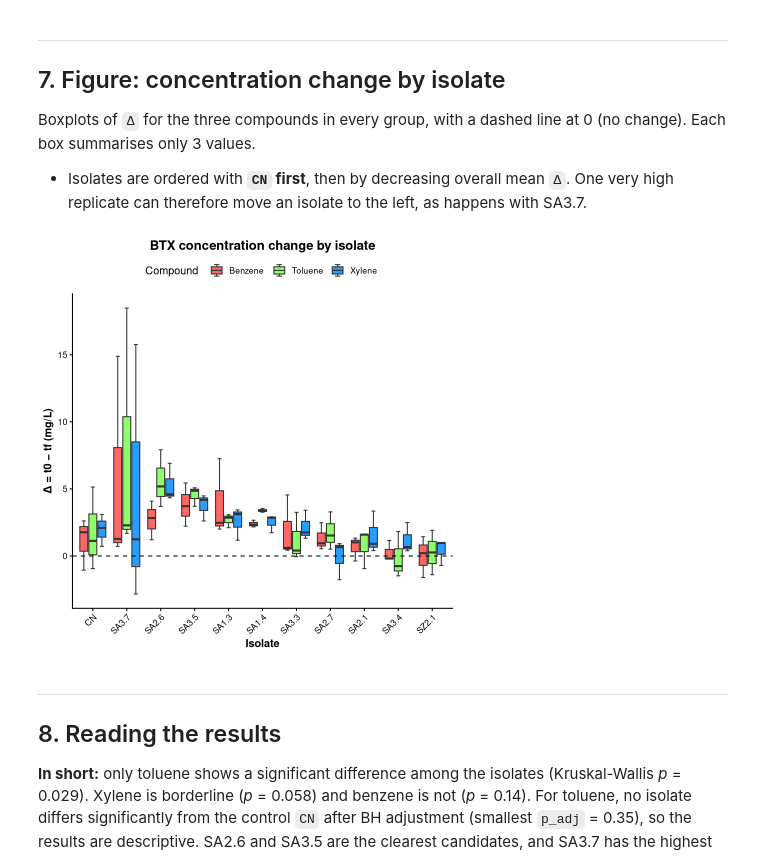
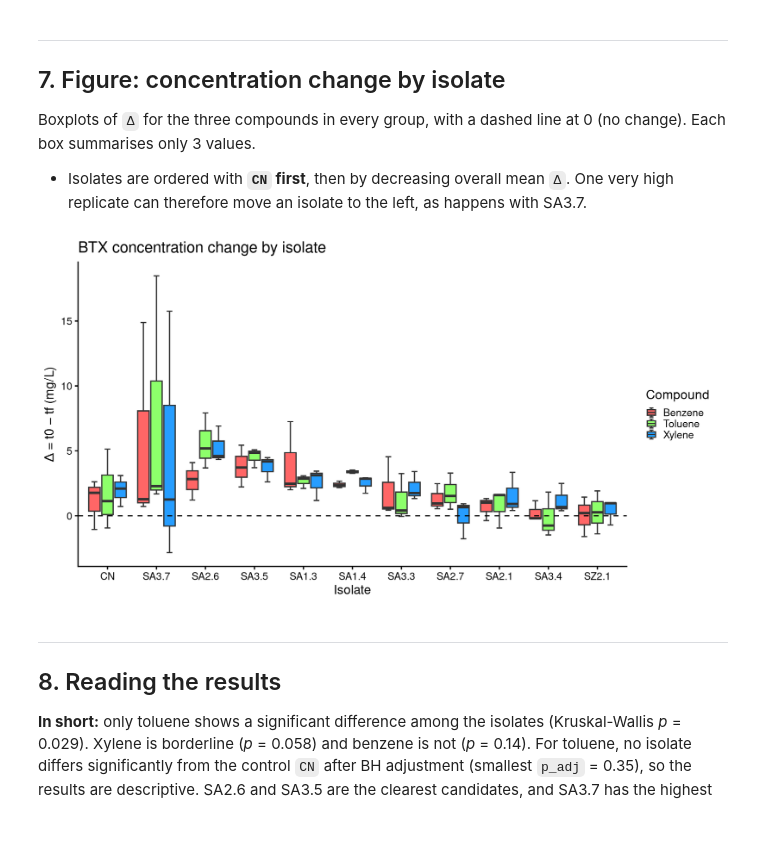
Before and after one commit to Alice-C-01/btx-rhizosphere-fungi, a Jupyter notebook: notebooks/05_Degradation_analysis.ipynb, the cells around one changed output. Cells and saved outputs as stored; diff of their text form; code cells hidden in the pictures; blank space fills up the shorter version.

```diff
--- a/notebooks/05_Degradation_analysis.ipynb
+++ b/notebooks/05_Degradation_analysis.ipynb
@@ -253,44 +253,41 @@ Boxplots of `Δ` for the three compounds in every group, with a dashed line at 0
 
 - Isolates are ordered with **`CN` first**, then by decreasing overall mean `Δ`. One very high replicate can therefore move an isolate to the left, as happens with SA3.7.
 # %%
+options(repr.plot.width = 15, repr.plot.height = 8)
+
 # Order isolates by mean
 iso_order <- BTX_diff %>%
   group_by(Isolate) %>%
   summarise(Mean = mean(c(B, T, X), na.rm = TRUE), .groups = "drop") %>%
   filter(Isolate != "CN") %>%
   arrange(desc(Mean)) %>%
   pull(Isolate)
 
 # Reshape for ggplot
 BTX_long <- BTX_diff %>%
   pivot_longer(B:X, names_to = "Compound", values_to = "Delta") %>%
   mutate(Isolate = factor(Isolate, levels = c("CN", iso_order)))
 
 # Plot
 ggplot(BTX_long, aes(x = Isolate, y = Delta, fill = Compound)) +
   geom_boxplot(
     position = position_dodge(0.8),
     width = 0.7,
     alpha = 0.85,
     outlier.size = 1.8,
     staplewidth = 0.5) +
   geom_hline(yintercept = 0, linetype = "dashed", colour = "black") +
   scale_fill_manual(
     values = c(B = "#ff4b4b", T = "#79ff51", X = "#008cff"),
     labels = c(B = "Benzene", T = "Toluene", X = "Xylene")) +
   labs(
     title = "BTX concentration change by isolate",
     x = "Isolate",
     y = "Δ = t0 − tf (mg/L)",
     fill = "Compound") +
-  theme_classic(base_size = 13) +
-  theme(
-    plot.title = element_text(face = "bold", hjust = 0.5),
-    axis.text.x = element_text(angle = 45, hjust = 1, colour = "black"),
-    axis.title = element_text(face = "bold"),
-    legend.position = "top")
+    theme_classic(base_size = 20)
 # %% [output]
-[figure, old version]
+[figure, new version]
 # %% [markdown]
 ---
 ## 8. Reading the results
```
